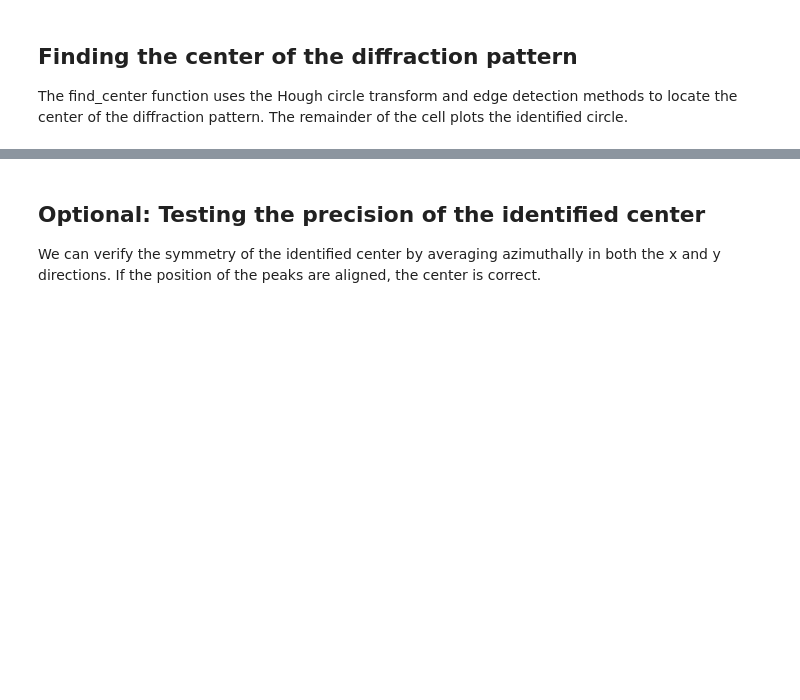
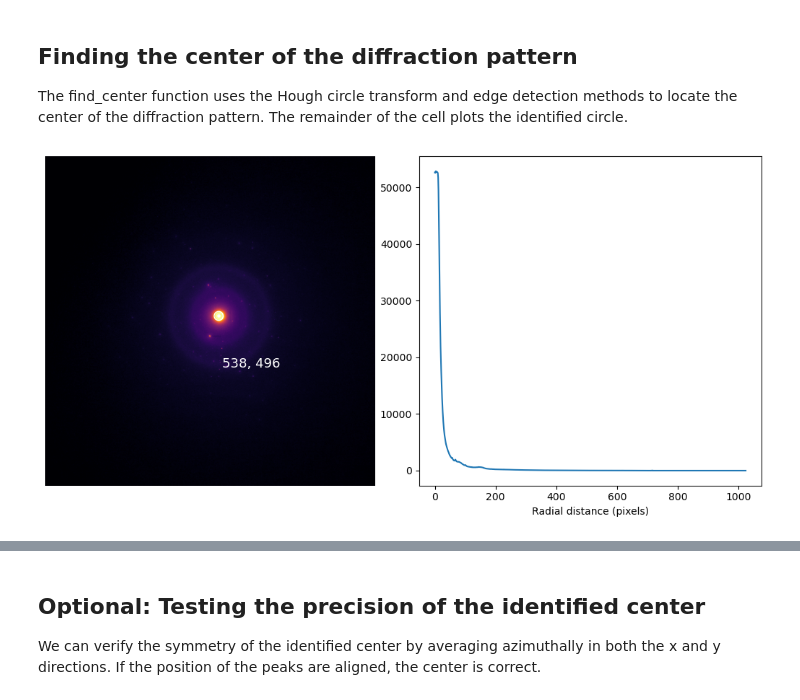
Before and after one commit to victorsecco/PyeRDF, a Jupyter notebook: notebooks/workflows/epdf/01.1_dp.processing_ceta.ipynb, the cells around one changed output, grey strips where cells are left out. Saved outputs shown, nothing was run; the diff lists cells and outputs as text; code cells hidden in the pictures; blank space fills up the shorter version.

Commit message:
new wave of corrections: adapted auto dp processing and eRDF to tif images, and lots more

```diff
--- a/notebooks/workflows/epdf/01.1_dp.processing_ceta.ipynb
+++ b/notebooks/workflows/epdf/01.1_dp.processing_ceta.ipynb
@@ -22,9 +16,13 @@ img = imgs[0]
+# %%
+directory = r"Z:\ActualWork\Victor\erica_vicotr_3ded_training\experiment_1\tiff\0050.tif"
+processing = ImageProcessing(directory)
+img = processing.load_images(1)
 # %% [markdown]
 Load .ser data
 # %%
 import hyperspy.api as hs
 
-directory = r"E:\data_processing\data\raw\ED\CdSe_ePDF\Ilum\2025"
+directory = r"E:\data_processing\data\raw\ED\In2O3"
 names = [x for x in os.listdir(directory) if x.endswith('.ser')]
 
 file_path = os.path.join(directory, names[0])
@@ -107,54 +61,78 @@ The find_center function uses the Hough circle transform and edge detection meth
 # %%
 import matplotlib.pyplot as plt
 from matplotlib.patches import Circle
 
-# --- Load image and prepare analysis ---
-# img = image_array  # Uncomment if image is named image_array
+masking = False
+side = False
+b = 4
+
 analysis = ImageAnalysis()
 
-# --- Find center using Hough transform or similar method ---
-center_x, center_y, r = analysis.find_center(
+def pad_image_for_hough(image, pad_width=512, mode='constant'):
+    padded_image = np.pad(image, ((pad_width, pad_width), (pad_width, pad_width)), mode=mode)
+    return padded_image, pad_width
+
+# Apply padding
+
+offset = 0
+if side:
+    img_padded, offset = pad_image_for_hough(img, pad_width=512)
+
+center_x, center_y, r, thre, blur, edges = analysis.find_center(
     img,
     r=1,                 # Smallest radius
     R=5000,              # Largest radius
-    threshold=120,       # Threshold for diffractogram
+    threshold=200,        # Threshold for diffractogram
     edges_thresh1=255,   # Canny edge detector threshold 1
     edges_thresh2=10     # Canny edge detector threshold 2
 )
 
-# Create a circle patch to visualize the found center
-circle1 = Circle((center_x, center_y), r, fill=False, color='white')
+#center_x -= offset
+#center_y -= offset
 
-# --- Apply beamstopper and defect masks to the image ---
-processing = ImageProcessing(directory)
+circle1 = Circle((center_x+offset, center_y+offset), r, fill=False, color='white')
 
-#beamstop_mask = processing.load_mask('/home/ABTLUS/victor.secco/data_processing/ED/MASKS/mask_titan.tif')
-#img[beamstop_mask == 255] = 0
+if masking:
+    beamstop_mask = processing.load_mask(r"E:\data_processing\data\processed\epdf\MASKS\spirit_mask.tif")
+    if b == 1 or beamstop_mask.shape[0]==2048:
+        img[beamstop_mask == 255] = 0
+    elif beamstop_mask.shape[0]==4096:
+        def bin_2d_by_2(arr):
+            shape = arr.shape
+            assert shape[0] % 2 == 0 and shape[1] % 2 == 0
 
-#defects_mask = processing.load_mask('/home/ABTLUS/victor.secco/data_processing/ED/MASKS/test_defects_mask.png')
-#img[defects_mask == 255] = 0
+            return arr.reshape(shape[0]//2, 2, shape[1]//2, 2).mean(axis=(1, 3))
 
-# --- Perform azimuthal integration ---
-binning = 3000
+        binned_mask = bin_2d_by_2(beamstop_mask)
+        img[binned_mask == 255] = 0
+
+    # defects_mask = processing.load_mask('/home/ABTLUS/victor.secco/data_processing/ED/MASKS/test_defects_mask.png')
+    # img[defects_mask == 255] = 0
+
+if b==4:
+    binning = 1024
+else:
+    binning = 2048
+
 data, polar_image, _ = analysis.azimuth_integration_cv2(img, center=[center_x, center_y], binning=binning)
 
-# --- Plot results ---
+
 fig, ax = plt.subplots(1, 2, figsize=(10, 5))
 
-# Show masked and processed image
-ax[0].imshow(img, cmap='inferno')
-ax[0].scatter(center_x, center_y, s=5, color='white')
+ax[0].imshow(img**(1/2), cmap='inferno')
+ax[0].scatter(center_x+offset, center_y+offset, s=5, color='white')
 ax[0].add_patch(circle1)
 ax[0].axis('off')
-ax[0].text(center_x + 110, center_y + 50, f'{center_x, center_y}', color='white', fontsize=13, ha='center', va='center')
+ax[0].text(center_x + offset + 100, center_y + offset + 150,
+           f'{center_x:.0f}, {center_y:.0f}',  # format as float with 2 decimal places
+           color='white', fontsize=13, ha='center', va='center')
 
-# Optional zoom
-# ax[0].set_xlim(1600, 3100)
-# ax[0].set_ylim(2700, 1200)  # Y-axis is inverted in image coordinates
 
-# Show radial profile
+
 ax[1].plot(data)
+ax[1].set_xlabel('Radial distance (pixels)')
 
-# Adjust layout
 plt.subplots_adjust(wspace=0, hspace=0)
 plt.tight_layout(pad=0)
+# %% [output]
+[figure, added]
```
Also changed, not shown: parts of 10 cells of this notebook, 7 other files.
